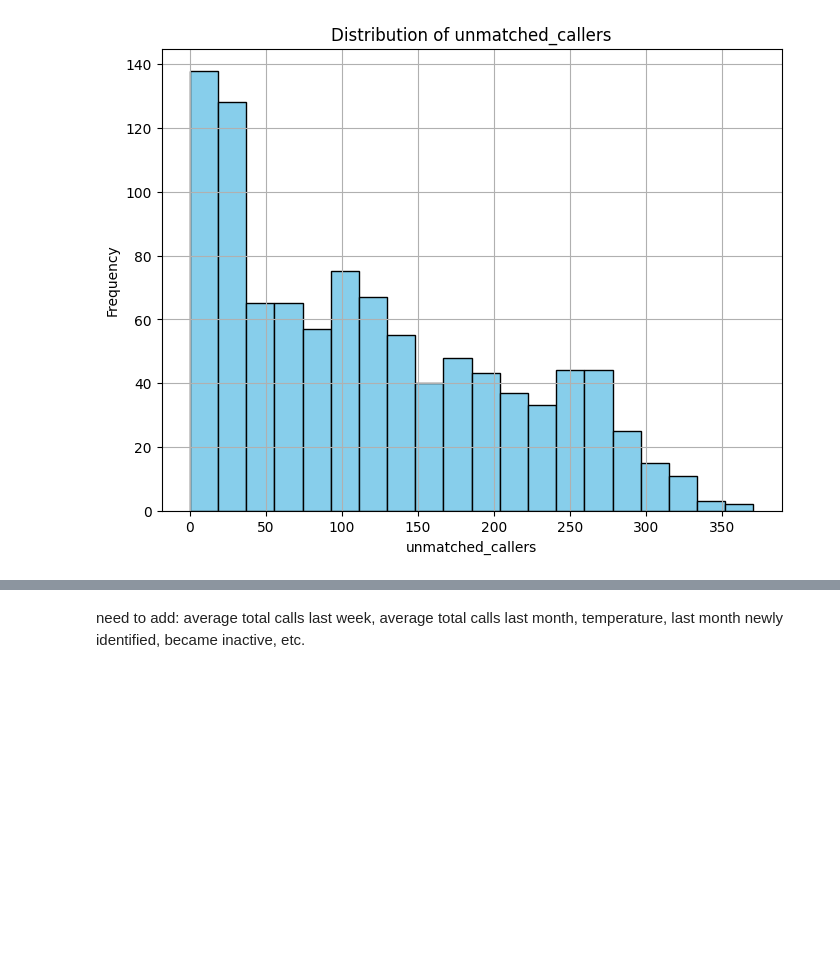
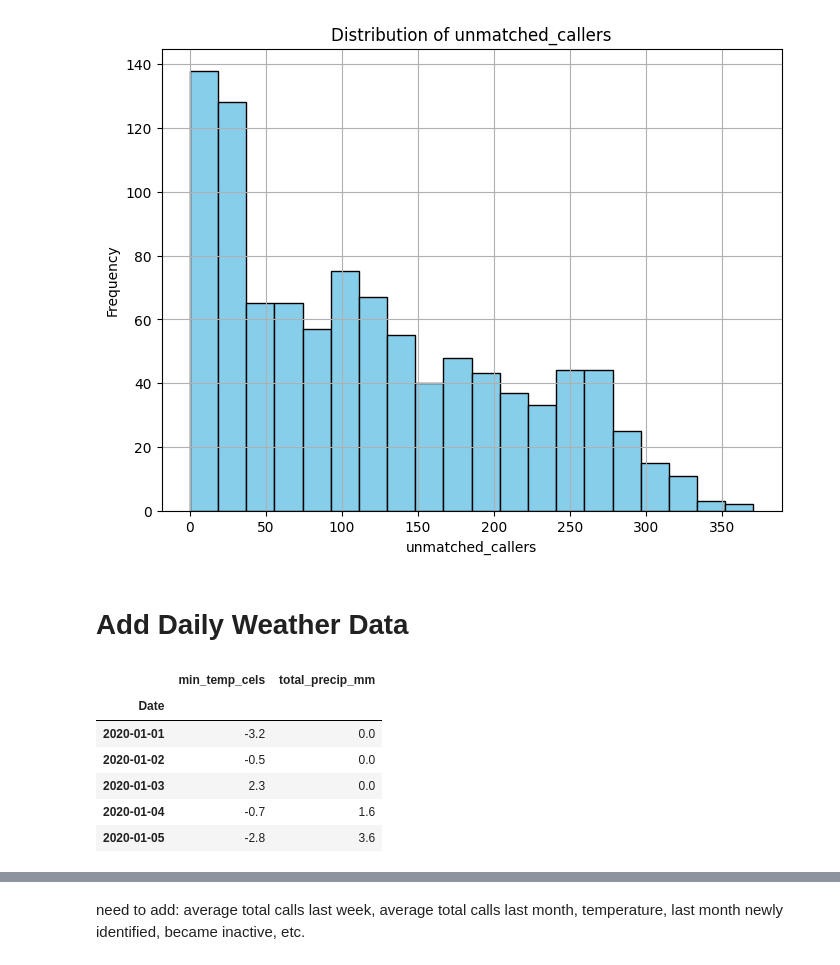
Before and after one commit to pendovka/Toronto-Shelter-Traffic, a Jupyter notebook: Shelter-Demand-Predictor.ipynb, the cells around one changed output, grey strips where cells are left out. Drawn from its saved outputs; the diff is of its cells as text; code cells hidden in the pictures; blank space fills up the shorter version.

```diff
--- a/Shelter-Demand-Predictor.ipynb
+++ b/Shelter-Demand-Predictor.ipynb
@@ -410,3 +410,30 @@ plt.grid(True)
 plt.show()
 # %% [output]
 [figure]
+# %% [markdown]
+# Add Daily Weather Data
+# %%
+weather20 = pd.read_csv('/Users/pendovka/Desktop/Data/toronto_weather_20.csv')
+weather21 = pd.read_csv('/Users/pendovka/Desktop/Data/toronto_weather_21.csv')
+weather22 = pd.read_csv('/Users/pendovka/Desktop/Data/toronto_weather_22.csv')
+weather23 = pd.read_csv('/Users/pendovka/Desktop/Data/toronto_weather_23.csv')
+
+weather = pd.concat([weather20, weather21, weather22, weather23])
+
+weather = weather.rename(columns={'Date/Time': 'Date', 'Min Temp (°C)': 'min_temp_cels', 'Total Precip (mm)': 'total_precip_mm'})
+# Set 'Date/Time' column as the index
+weather['Date'] = pd.to_datetime(weather['Date'])
+weather.set_index('Date', inplace=True)
+
+weather.dropna(inplace=True)
+
+weather = weather[['min_temp_cels', 'total_precip_mm']]
+weather.head()
+# %% [output]
+|  | min_temp_cels | total_precip_mm |
+| Date |  |  |
+| 2020-01-01 | -3.2 | 0.0 |
+| 2020-01-02 | -0.5 | 0.0 |
+| 2020-01-03 | 2.3 | 0.0 |
+| 2020-01-04 | -0.7 | 1.6 |
+| 2020-01-05 | -2.8 | 3.6 |
```
Also changed, not shown: parts of 5 cells of this notebook.
